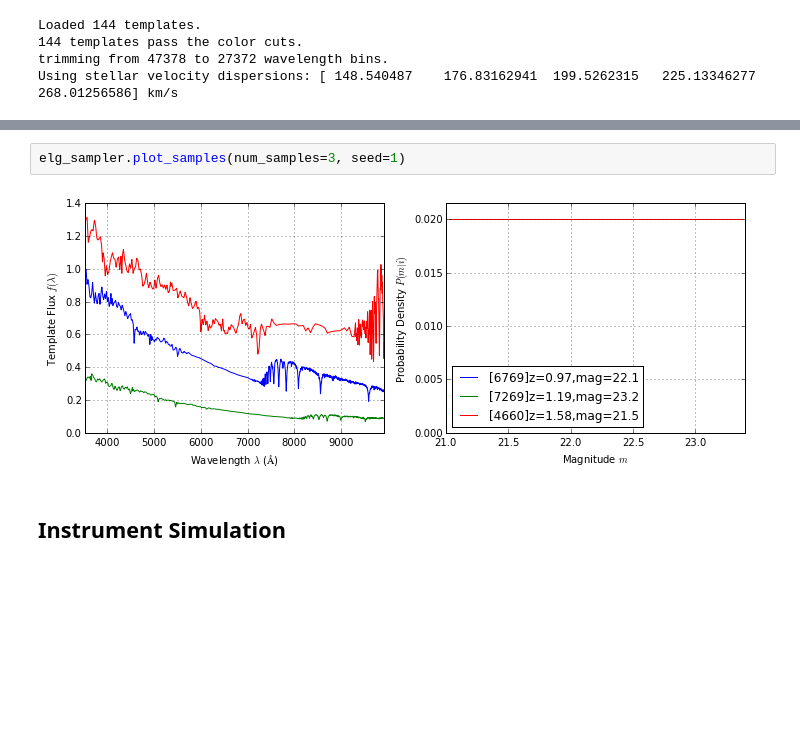
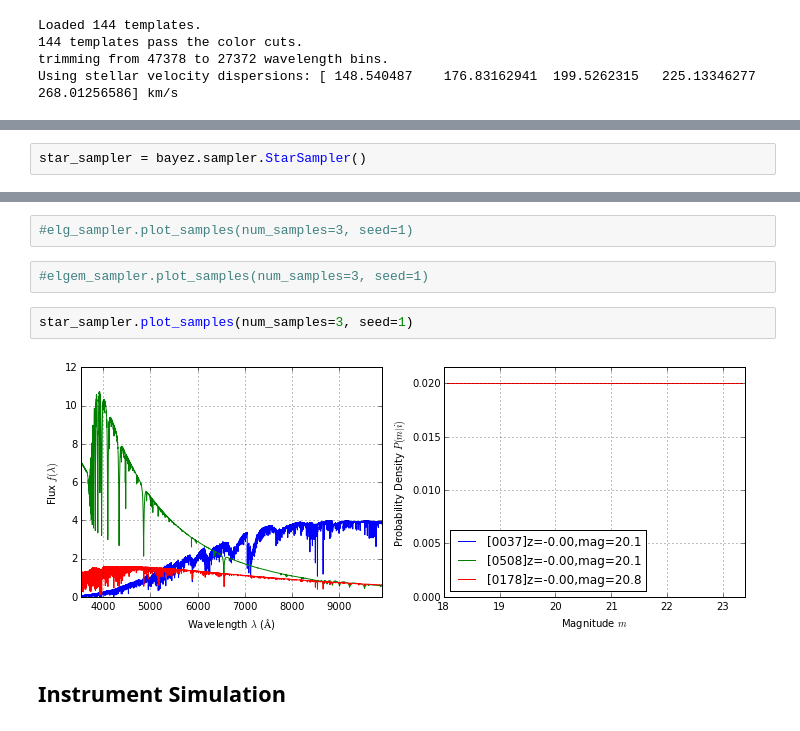
Before and after one commit to dkirkby/bayez, a Jupyter notebook: docs/nb/BayezExamples.ipynb, the cells around one changed output, grey strips where cells are left out. Drawn from its saved outputs; the diff is of its cells as text; blank space fills up the shorter version.

```diff
--- a/docs/nb/BayezExamples.ipynb
+++ b/docs/nb/BayezExamples.ipynb
@@ -39,0 +35,2 @@ trimming from 18428 to 10642 wavelength bins.
+# %%
+star_sampler = bayez.sampler.StarSampler()
@@ -50,7 +52,11 @@ lrg_sampler.plot_samples(num_samples=3, seed=8)
+# %%
+#elg_sampler.plot_samples(num_samples=3, seed=1)
+# %%
+#elgem_sampler.plot_samples(num_samples=3, seed=1)
 # %%
-elg_sampler.plot_samples(num_samples=3, seed=1)
+star_sampler.plot_samples(num_samples=3, seed=1)
 # %% [output]
-[figure, old version]
+[figure, new version]
 # %% [markdown]
 ## Instrument Simulation
 # %% [markdown]
```
Also changed, not shown: parts of 27 cells of this notebook.
